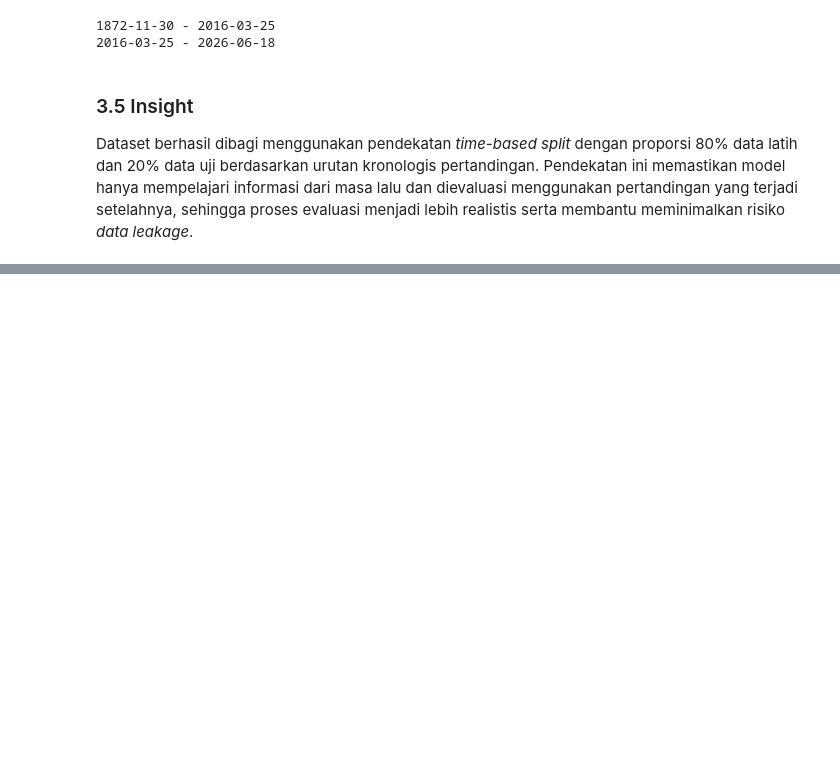
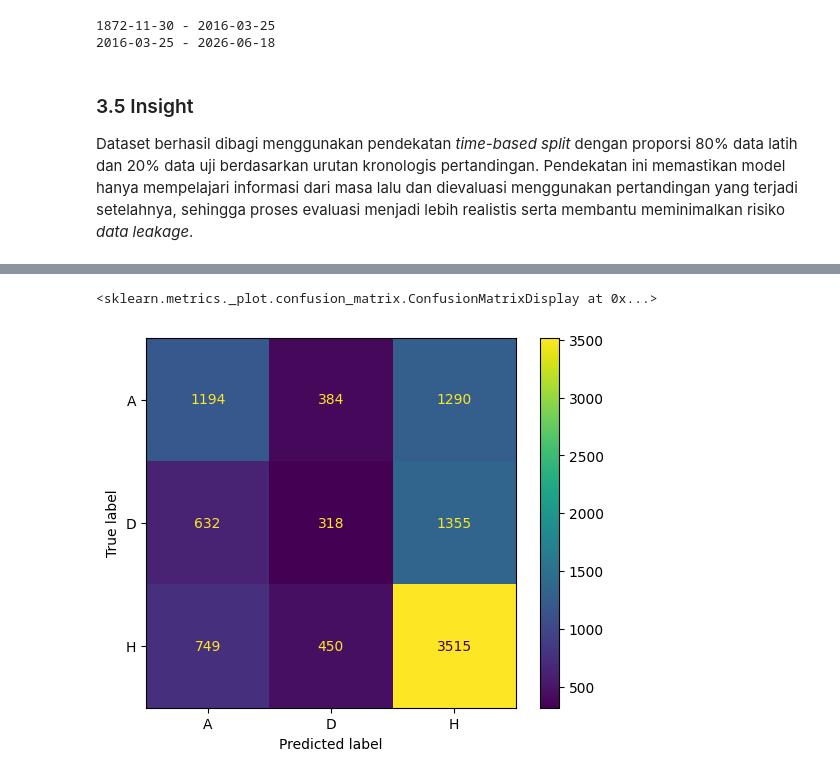
Before and after one commit to RyannPy/international-football-prediction, a Jupyter notebook: notebooks/06_baseline_modelling.ipynb, the cells around one changed output, grey strips where cells are left out. Cells and saved outputs as stored; diff of their text form; code cells hidden in the pictures; blank space fills up the shorter version.

```diff
--- a/notebooks/06_baseline_modelling.ipynb
+++ b/notebooks/06_baseline_modelling.ipynb
@@ -109,0 +193,14 @@ evaluasi menjadi lebih realistis serta membantu meminimalkan risiko *data leakag
+# %%
+rf_pipeline = Pipeline(
+    steps=[
+        ("preprocessor", preprocessor),
+        (
+            "classifier",
+            RandomForestClassifier(
+                random_state=42
+            ),
+        ),
+    ]
+)
+# %%
+rf_pipeline.fit(X_train, y_train)
@@ -109,0 +215,2 @@ evaluasi menjadi lebih realistis serta membantu meminimalkan risiko *data leakag
+# %%
+rf_pred = rf_pipeline.predict(X_test)
@@ -109,0 +344,8 @@ evaluasi menjadi lebih realistis serta membantu meminimalkan risiko *data leakag
+# %%
+ConfusionMatrixDisplay.from_predictions(
+    y_test,
+    rf_pred
+)
+# %% [output]
+<sklearn.metrics._plot.confusion_matrix.ConfusionMatrixDisplay at 0x...>
+[figure, added]
```
Also changed, not shown: parts of 34 cells of this notebook, 1 other file.
